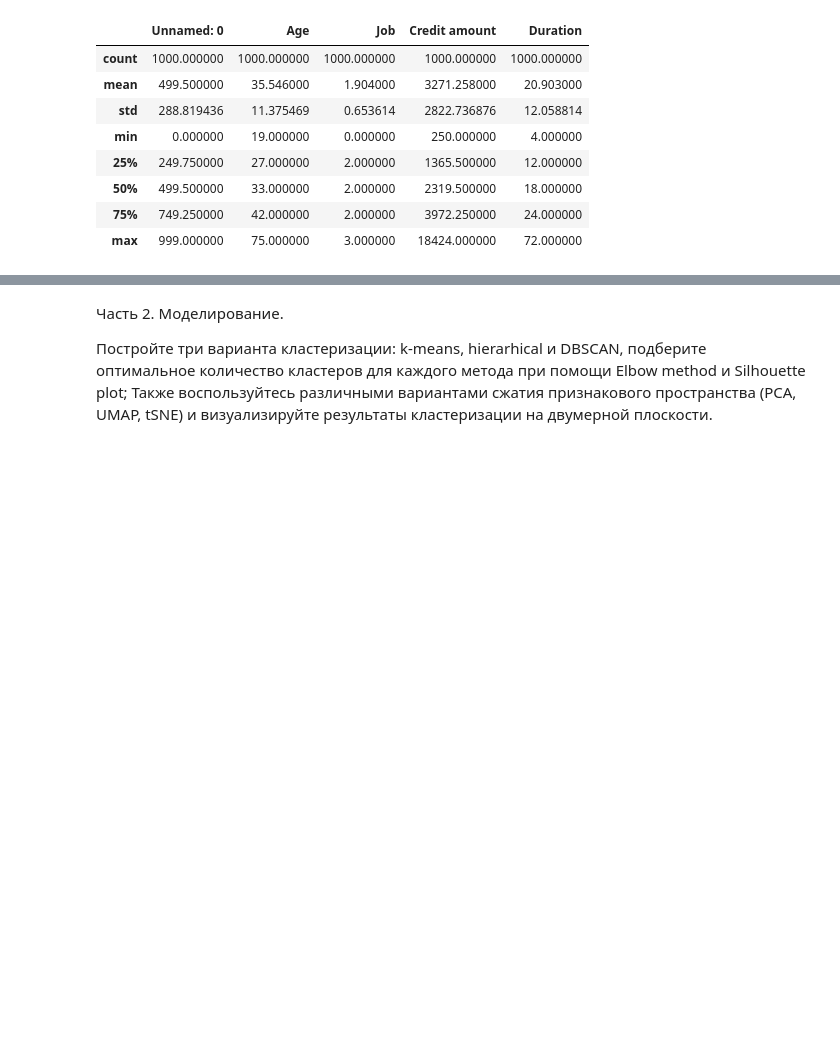
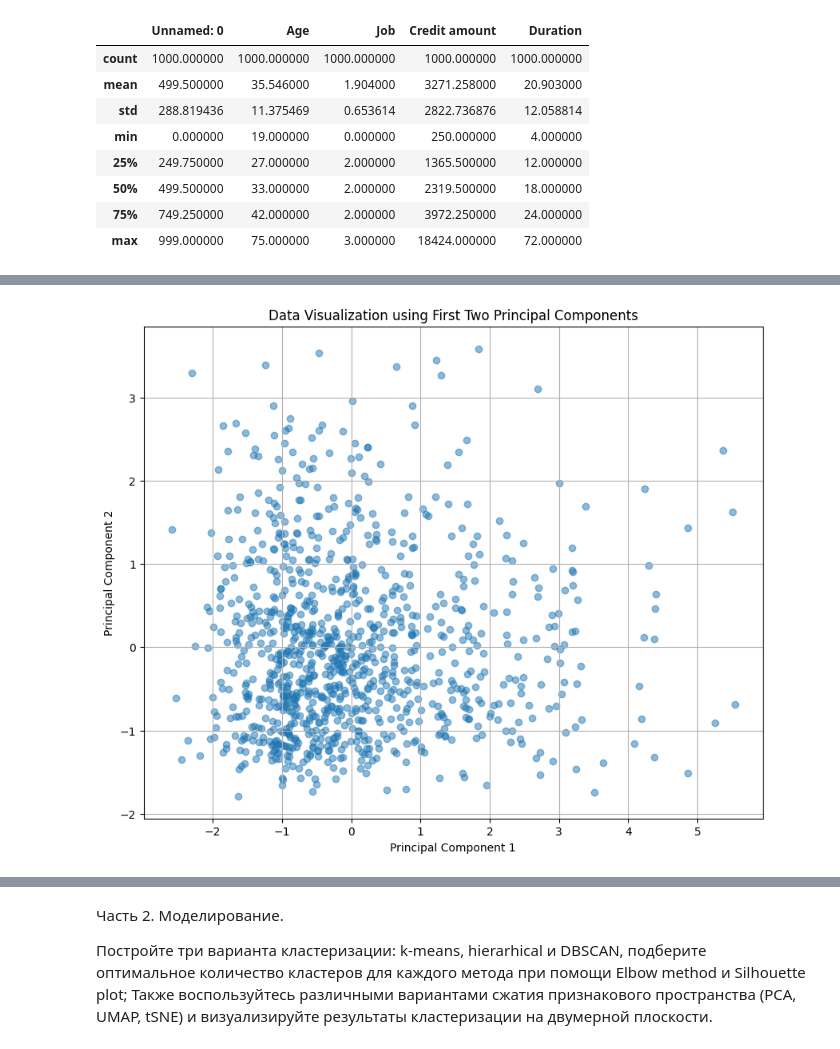
Before and after one commit to Evans-Sense/pet, a Jupyter notebook: Hometask2.ipynb, the cells around one changed output, grey strips where cells are left out. Drawn from its saved outputs; the diff is of its cells as text; code cells hidden in the pictures; blank space fills up the shorter version.

```diff
--- a/Hometask2.ipynb
+++ b/Hometask2.ipynb
@@ -126,0 +130,19 @@ df.describe()
+# %%
+from sklearn.preprocessing import StandardScaler
+
+# Drop the 'Unnamed: 0' column as it's likely an identifier and not useful for clustering
+df_scaled = df_encoded.drop(columns=['Unnamed: 0']).copy()
+
+# Identify numerical columns for scaling (excluding boolean columns)
+numerical_cols = df_scaled.select_dtypes(include=['int64', 'float64']).columns
+
+# Initialize StandardScaler
+scaler = StandardScaler()
+
+# Apply scaling to the numerical columns
+df_scaled[numerical_cols] = scaler.fit_transform(df_scaled[numerical_cols])
+
+print("DataFrame after scaling numerical features:")
+print(df_scaled.head())
+print("\nInformation about the scaled DataFrame:")
+df_scaled.info()
@@ -126,0 +167,22 @@ df.describe()
+# %%
+from sklearn.decomposition import PCA
+import matplotlib.pyplot as plt
+import numpy as np
+
+# Initialize PCA with all components to analyze explained variance
+pca = PCA(n_components=2)
+pca.fit(df_scaled)
+df_pca = pca.transform(df_scaled)
+# %%
+import matplotlib.pyplot as plt
+
+# Create a scatter plot of the first two principal components
+plt.figure(figsize=(10, 8))
+plt.scatter(df_pca[:, 0], df_pca[:, 1], alpha=0.5)
+plt.xlabel('Principal Component 1')
+plt.ylabel('Principal Component 2')
+plt.title('Data Visualization using First Two Principal Components')
+plt.grid(True)
+plt.show()
+# %% [output]
+[figure, added]
```
Also changed, not shown: parts of 29 cells of this notebook.
